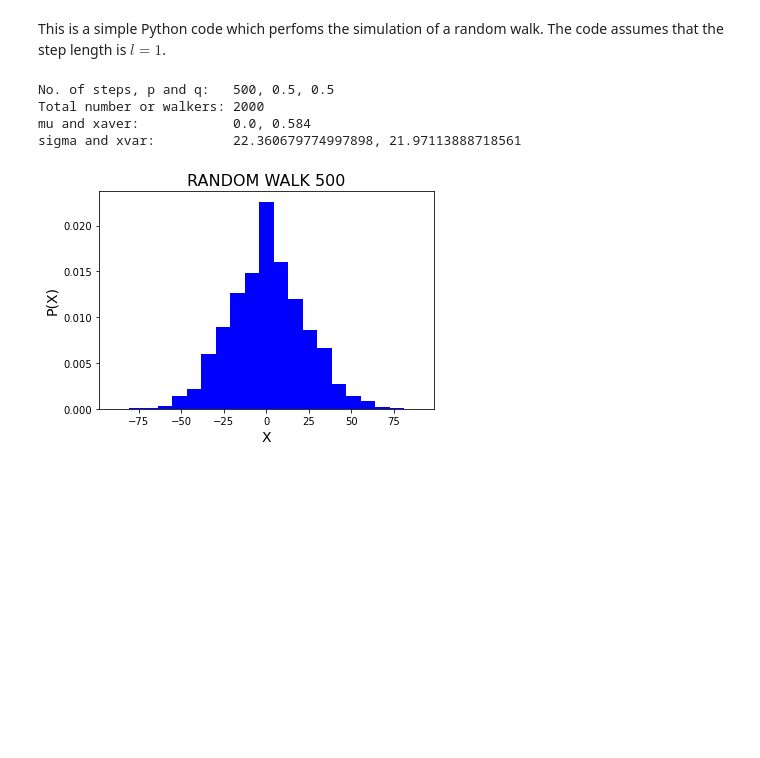
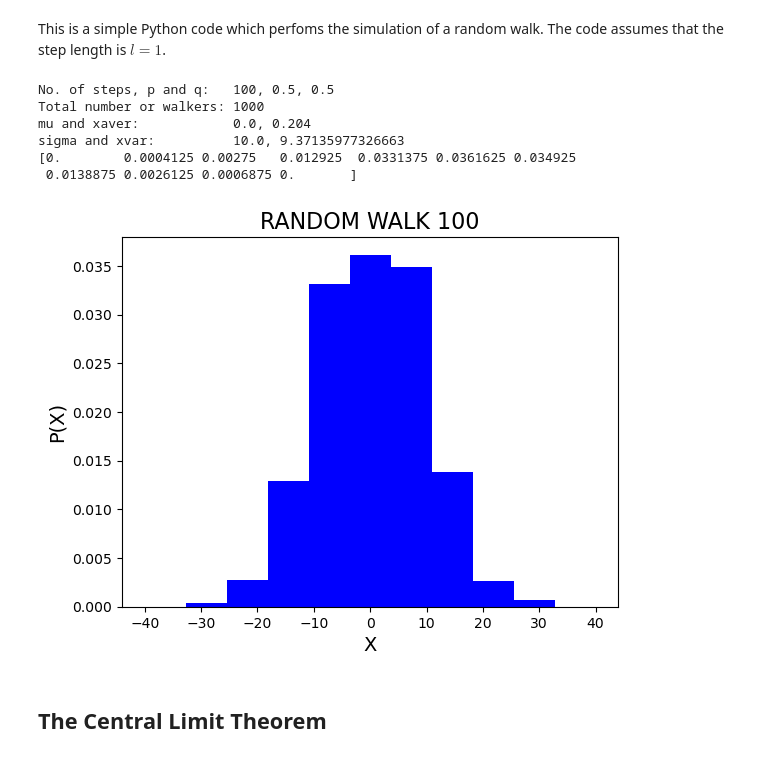
Before and after one commit to guidoraos/MaterialsModeling, a Jupyter notebook: RandomWalk.ipynb, the cells around one changed output. Drawn from its saved outputs; the diff is of its cells as text; code cells hidden in the pictures; blank space fills up the shorter version.

```diff
--- a/RandomWalk.ipynb
+++ b/RandomWalk.ipynb
@@ -91,9 +93,9 @@ import matplotlib.pyplot as plt
 #%matplotlib inline
 
 # Define the number of repetitions (the size of the statistical ensemble)
-M = 2000
+M = 1000
 # Define the number of steps to be taken
-N = 500
+N = 100
 # Define the probability of a step to the right or to the left
 p = 0.5
 q = 1-p
@@ -102,7 +104,7 @@ q = 1-p
 RW = np.zeros(M)
 
 # The simulation goes on here
-rng = np.random.default_rng(23456) # The "random" is initialized by a seed.
+rng = np.random.default_rng(9134657) # The "random" is initialized by a seed.
 for walker in range(M):
     x = 0.0
     for step in range(N):
@@ -117,36 +119,63 @@ for walker in range(M):
     RW[walker] = x
 
 # Compute the average and variance
 # (note: here we could also have used numpy's built-in functions).
 xaver = 0.0
 for x in RW:
     xaver += x
 xaver /= M
 xvar2 = 0.0
 for x in RW:
     xvar2 += (x-xaver)**2
 xvar2 /= M
 xvar = xvar2**0.5
 # These are the expected values, on the basis of the theory
 mu = N*(p-q)
 sigma = (4*N*p*q)**0.5
 
 # Print out and plot the results
 print("No. of steps, p and q:   " + str(N)+", "+str(p)+", "+str(q) )
 print("Total number or walkers: " + str(M) )
 print("mu and xaver:            " + str(mu)+", "+str(xaver) )
 print("sigma and xvar:          " + str(sigma)+", "+str(xvar) )
 
+# Obtain the histogram "manually"
+hbins = 11
+hrange=[mu-4*sigma,mu+4*sigma]
+delta = (hrange[1]-hrange[0])/hbins
+myhisto = np.zeros(hbins)
+nout = 0
+for x in RW:
+    ibin = int((x-hrange[0]) / delta)
+#   Use Python's "try...except" construct to avoid the failure of the program,
+#   in case a random walker ended out of the bounds allocated for the histogram.
+    try:
+        myhisto[ibin] += 1
+    except IndexError:
+        nout += 1
+        print("RW point out of bounds, skipping this one:", x)
+
+# Normalize the distribution, dividing by the number of valid points and the width of intervals (delta).
+myhisto /= (M-nout)*delta
+# This should agree with plotted histogram, below....
+print(myhisto)
+
 # Plot the results as a histogram. Pyplot has a built-in function to do it.
+# The histogram might display some asymmetry, depending also of the odd/even number of bins.
+# Note that, if we use an even/odd number of steps N, the end point will always be at an even/odd coordinate.
 fig, ax = plt.subplots()  # Create a figure containing a single axes.
-ax.hist( RW, density=True, bins=21, range=[-4*sigma,4*sigma], color="b", align="mid" )
+ax.hist( RW, density=True, bins=hbins, range=hrange, color="b", align="mid" )
 ax.set_xlabel('X', size=14)
 ax.set_ylabel('P(X)', size=14)
 ax.set_title("RANDOM WALK "+str(N), size=16)
 fig.savefig("RandomWalk1D"+'.pdf')
 # %% [output]
-No. of steps, p and q:   500, 0.5, 0.5
-Total number or walkers: 2000
-mu and xaver:            0.0, 0.584
-sigma and xvar:          22.360679774997898, 21.97113888718561
+No. of steps, p and q:   100, 0.5, 0.5
+Total number or walkers: 1000
+mu and xaver:            0.0, 0.204
+sigma and xvar:          10.0, 9.37135977326663
+[0.        0.0004125 0.00275   0.012925  0.0331375 0.0361625 0.034925
+ 0.0138875 0.0026125 0.0006875 0.       ]
-[figure, old version]
+[figure, new version]
+# %% [markdown]
+## The Central Limit Theorem
```
Also changed, not shown: parts of 14 cells of this notebook.
